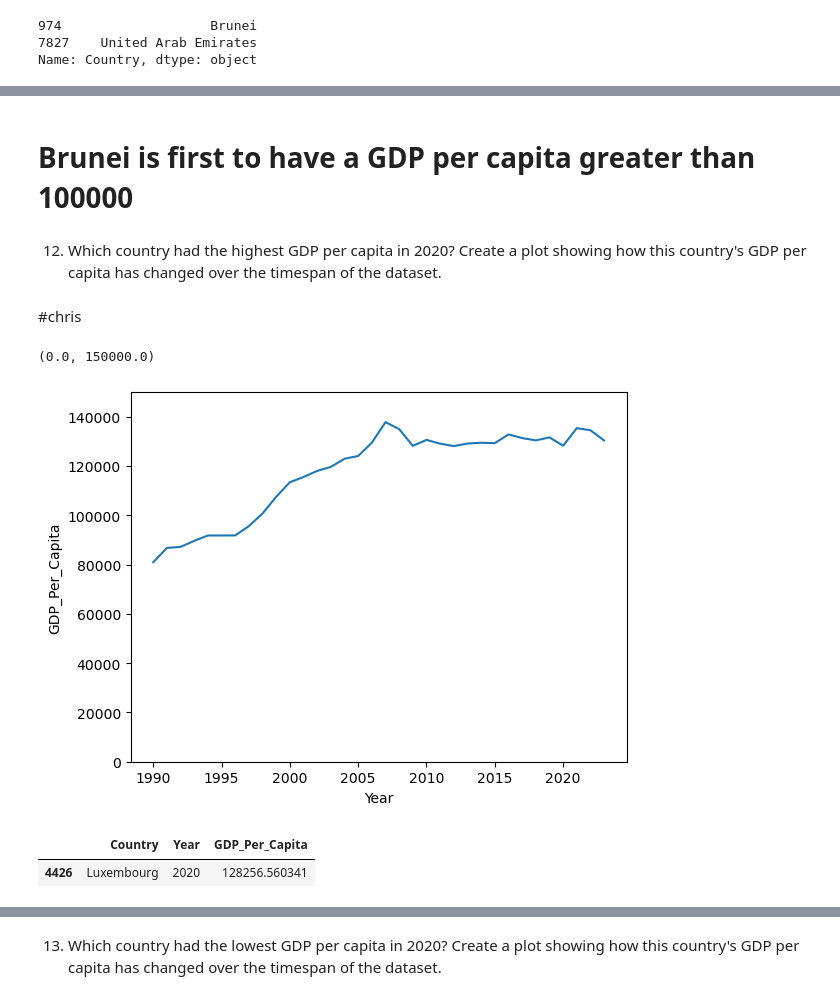
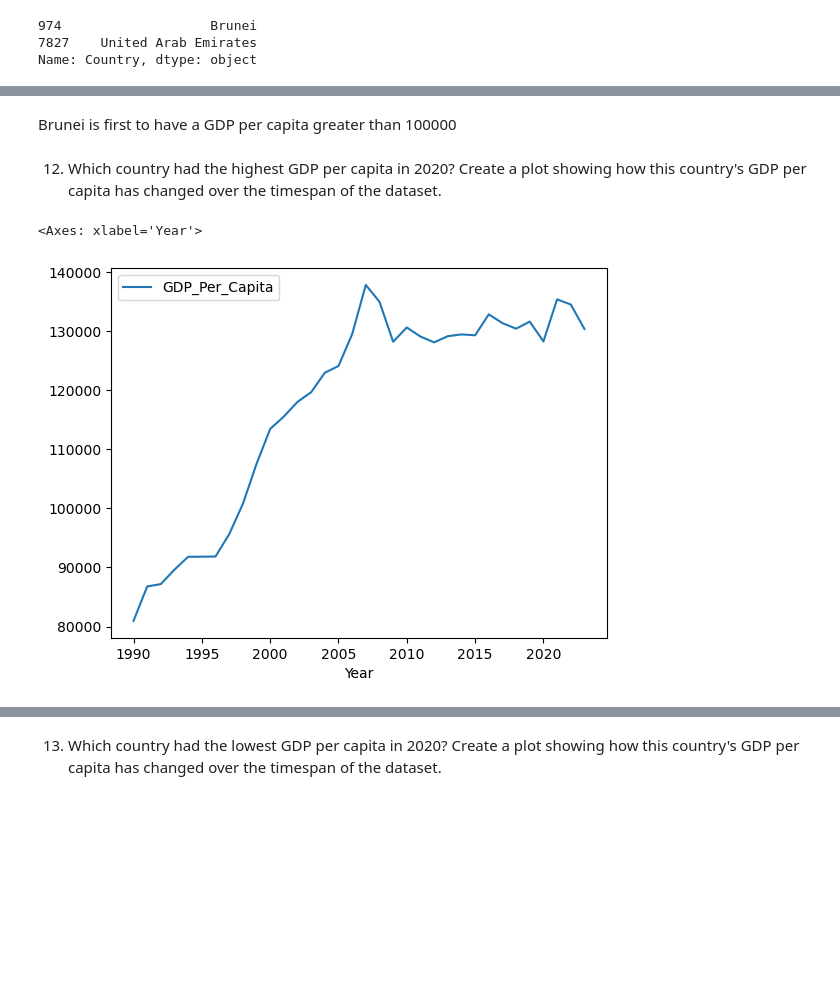
Before and after one commit to NSS-Full-Time-Data-Analytics-16/un-project-navyan0245, a Jupyter notebook: notebooks/UN_Project.ipynb, the cells around one changed output, grey strips where cells are left out. Cells and saved outputs as stored; diff of their text form; code cells hidden in the pictures; blank space fills up the shorter version.

```diff
--- a/notebooks/UN_Project.ipynb
+++ b/notebooks/UN_Project.ipynb
@@ -269,6 +215,4 @@ first_high_gdp_country.sort_values('Year')
 # %% [markdown]
-# Brunei is first to have a GDP per capita greater than 100000
+Brunei is first to have a GDP per capita greater than 100000
 # %% [markdown]
 12. Which country had the highest GDP per capita in 2020? Create a plot showing how this country's GDP per capita has changed over the timespan of the dataset.
-# %% [markdown]
-#chris
@@ -275,10 +221,9 @@ first_high_gdp_country.sort_values('Year')
 # %%
 top_country = gdp_2020.sort_values('GDP_Per_Capita',ascending = False).Country.head(1)
 # %%
-top_over_time = gdp_df.loc[gdp_df.Country.isin(top_country)]
+gdp_df.loc[gdp_df.Country.isin(top_country)].plot(kind='line',x='Year')
+# %% [output]
+<Axes: xlabel='Year'>
+[figure, added]
 # %%
-sns.lineplot(data=top_over_time, x='Year',y='GDP_Per_Capita')
-plt.ylim(bottom = 0,top = 150000)
+top_over_time=gdp_df.loc[gdp_df.Country.isin(top_country)]
-# %% [output]
-(0.0, 150000.0)
-[figure, removed]
@@ -289,5 +229,0 @@ max_gdp_2020 = gdp_2020.loc[gdp_2020['GDP_Per_Capita']==gdp_2020['GDP_Per_Capita
-# %%
-max_gdp_2020
-# %% [output]
-|  | Country | Year | GDP_Per_Capita |
-| 4426 | Luxembourg | 2020 | 128256.560341 |
```
Also changed, not shown: parts of 44 cells of this notebook.
